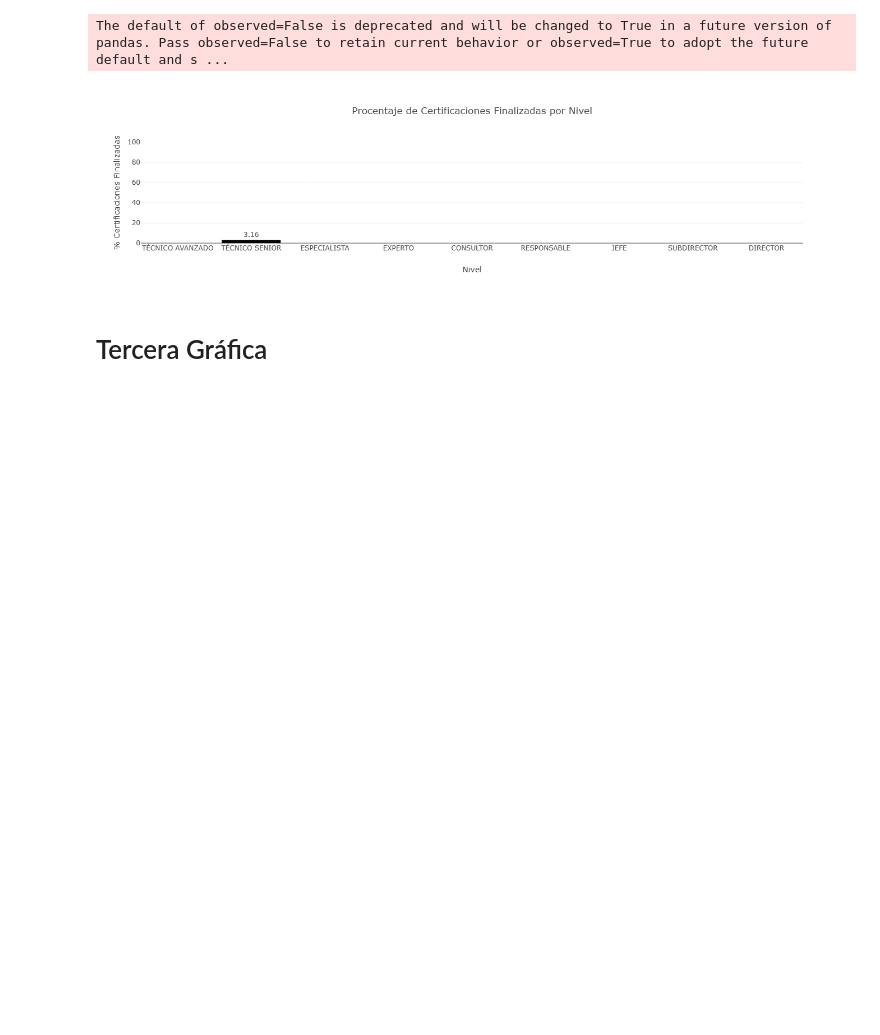
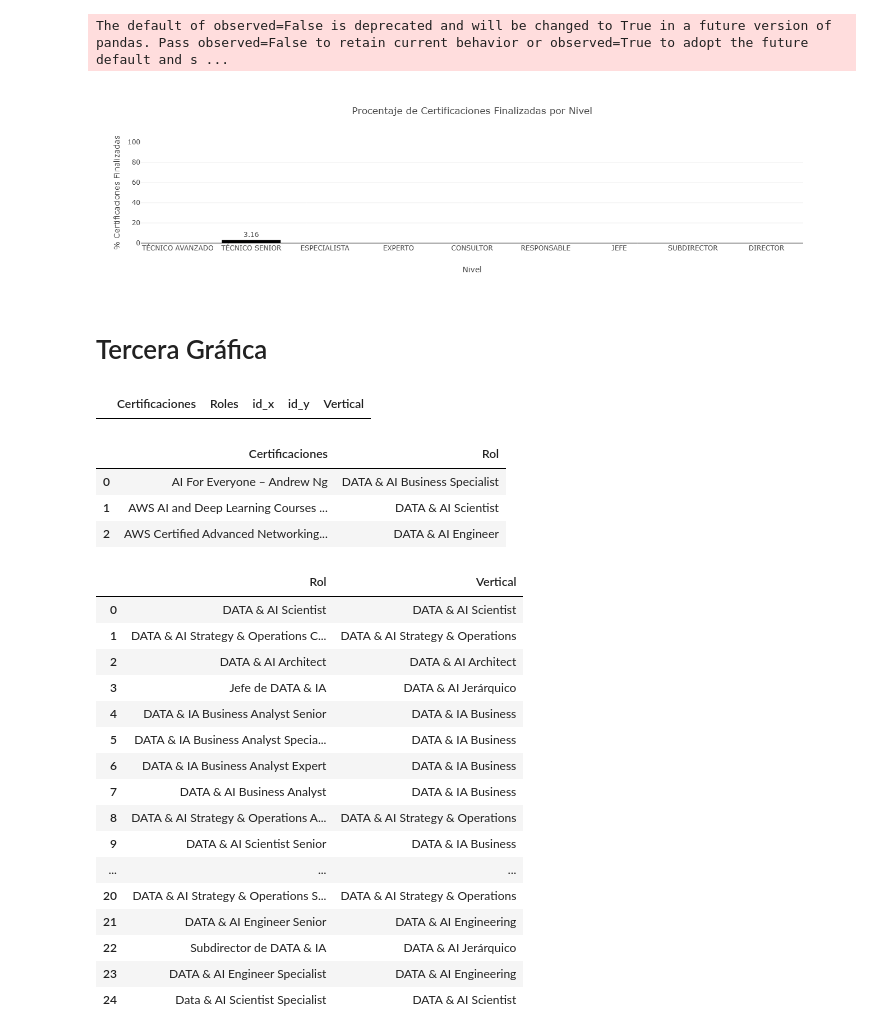
Before and after one commit to dmitry-ryzhenkov/dashboard, a Jupyter notebook: daniel.ipynb, the cells around one changed output. Cells and saved outputs as stored; diff of their text form; code cells hidden in the pictures; blank space fills up the shorter version.

```diff
--- a/daniel.ipynb
+++ b/daniel.ipynb
@@ -222,3 +222,56 @@ fig.show()
 [figure]
 # %% [markdown]
 # Tercera Gráfica
+# %%
+# Certificaciones más predominantes por Rol
+pd.merge(left = df_dicts["Certificaciones"].explode("Roles").groupby(by = ["Certificaciones", "Roles"], as_index = False).agg({"id" : "count"}).sort_values(by = "id", ascending = False),
+         right = df_dicts["Verticales"][["id", "Vertical"]],
+         left_on = "Roles",
+         right_on = "id")
+# %% [output]
+|  | Certificaciones | Roles | id_x | id_y | Vertical |
+# %%
+# Roles y Cartificaciones
+df_rol_certificaciones = pd.merge(left = df_dicts["Certificaciones"].explode("Roles").groupby(by = ["Certificaciones", "Roles"], as_index = False).agg({"id" : "count"}).sort_values(by = "id", ascending = False),
+         right = df_dicts["Roles"][["id", "Puesto"]],
+         left_on = "Roles",
+         right_on = "id")[["Certificaciones", "Puesto"]]
+
+df_rol_certificaciones.columns = ["Certificaciones", "Rol"]
+
+df_rol_certificaciones.head(3)
+# %% [output]
+|  | Certificaciones | Rol |
+| 0 | AI For Everyone – Andrew Ng | DATA & AI Business Specialist |
+| 1 | AWS AI and Deep Learning Courses ... | DATA & AI Scientist |
+| 2 | AWS Certified Advanced Networking... | DATA & AI Engineer |
+# %%
+# Roles y Vertical
+
+df_roles_vertical = pd.merge(left     = df_dicts["Trabajadores"][["Nuevo puesto", "Nueva vertical"]].explode("Nueva vertical").drop_duplicates(),
+                             right    = df_dicts["Verticales"][["id", "Vertical"]],
+                             left_on  = "Nueva vertical",
+                             right_on = "id",
+                             how      = "left")[["Nuevo puesto", "Vertical"]]
+
+df_roles_vertical.columns = ["Rol", "Vertical"]
+
+df_roles_vertical
+# %% [output]
+|  | Rol | Vertical |
+| 0 | DATA & AI Scientist | DATA & AI Scientist |
+| 1 | DATA & AI Strategy & Operations C... | DATA & AI Strategy & Operations |
+| 2 | DATA & AI Architect | DATA & AI Architect |
+| 3 | Jefe de DATA & IA | DATA & AI Jerárquico |
+| 4 | DATA & IA Business Analyst Senior | DATA & IA Business |
+| 5 | DATA & IA Business Analyst Specia... | DATA & IA Business |
+| 6 | DATA & IA Business Analyst Expert | DATA & IA Business |
+| 7 | DATA & AI Business Analyst | DATA & IA Business |
+| 8 | DATA & AI Strategy & Operations A... | DATA & AI Strategy & Operations |
+| 9 | DATA & AI Scientist Senior | DATA & IA Business |
+| ... | ... | ... |
+| 20 | DATA & AI Strategy & Operations S... | DATA & AI Strategy & Operations |
+| 21 | DATA & AI Engineer Senior | DATA & AI Engineering |
+| 22 | Subdirector de DATA & IA | DATA & AI Jerárquico |
+| 23 | DATA & AI Engineer Specialist | DATA & AI Engineering |
+| 24 | Data & AI Scientist Specialist | DATA & AI Scientist |
```
Also changed, not shown: parts of 9 cells of this notebook, 2 other files.
